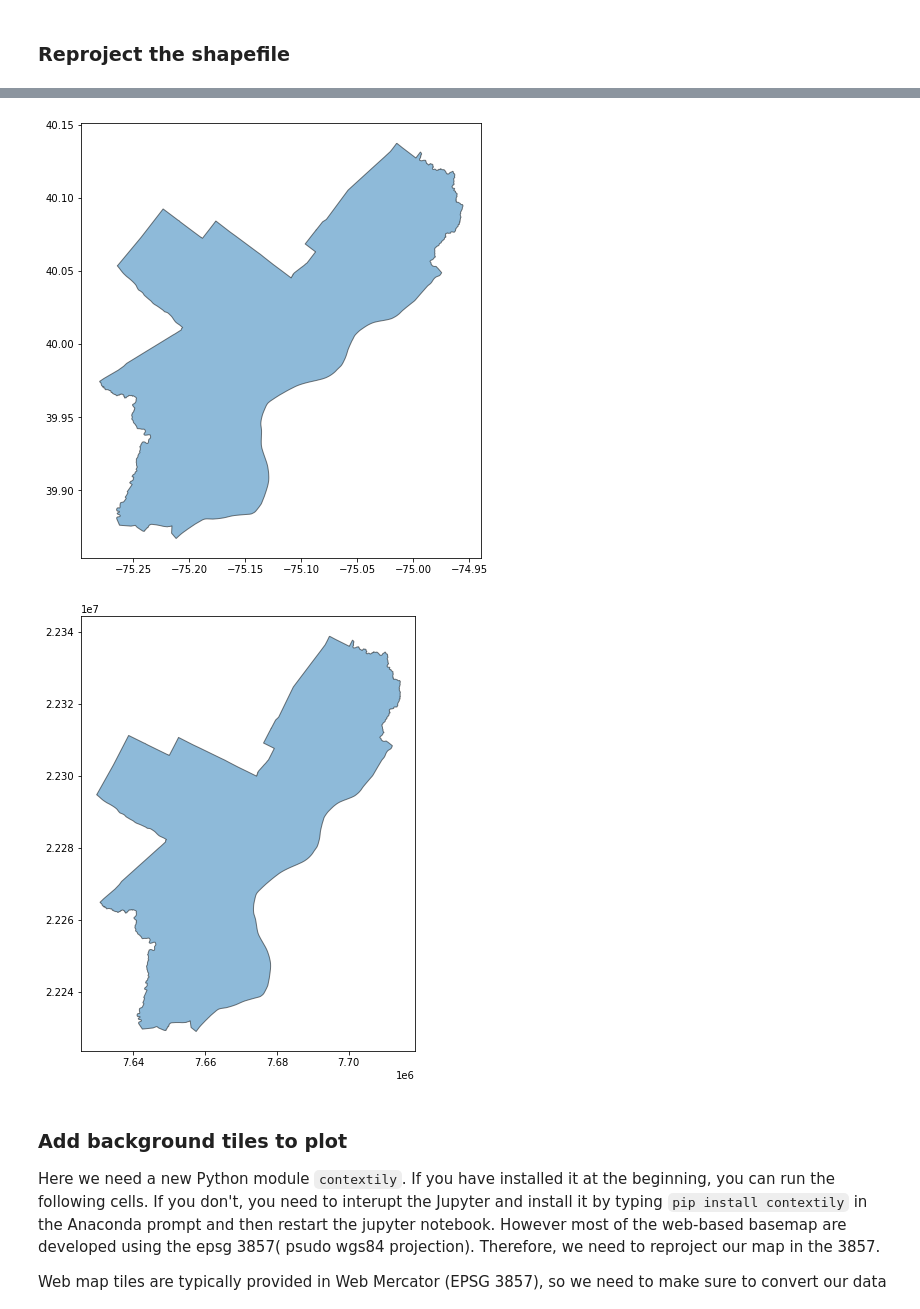
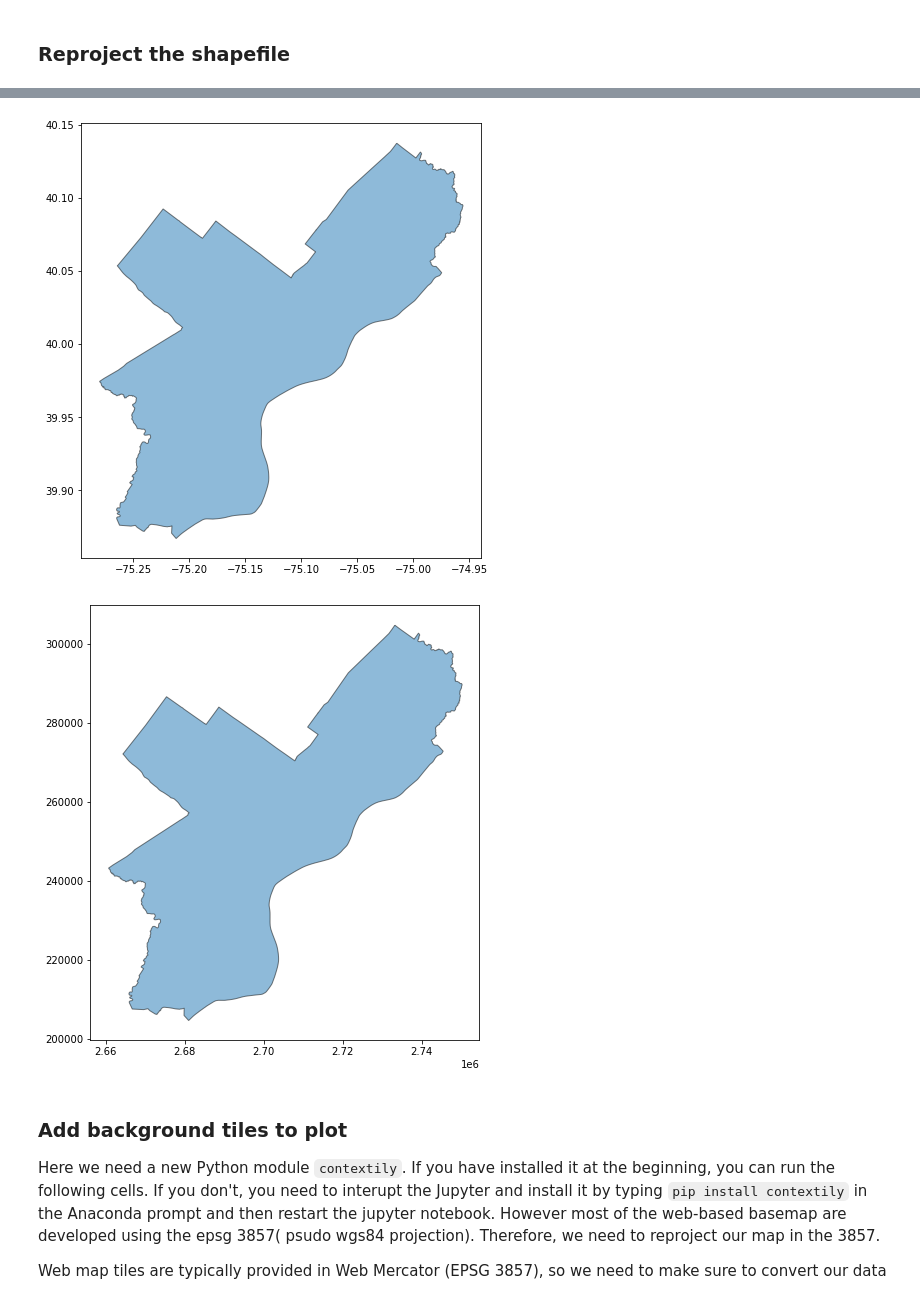
Before and after one commit to temple-geography/GUS-5073-Geovisualization, a Jupyter notebook: Lab3-thematicMapping/VisualizeCarCrashes-class.ipynb, the cells around one changed output, grey strips where cells are left out. Cells and saved outputs as stored; diff of their text form; code cells hidden in the pictures.

```diff
--- a/Lab3-thematicMapping/VisualizeCarCrashes-class.ipynb
+++ b/Lab3-thematicMapping/VisualizeCarCrashes-class.ipynb
@@ -75,6 +75,6 @@ Datum: World Geodetic System 1984
 
 ### Reproject the shapefile
 # %%
-phily_limit_df_2279 = phily_limit_df.to_crs(epsg=2279) ## 2279 is the epsg code of Philadelphia, https://spatialreference.org/ref/epsg/
-phily_limit_df_2279.crs
+phily_limit_df_2272 = phily_limit_df.to_crs(epsg=2272) ## 2272 is the epsg code of Philadelphia, https://spatialreference.org/ref/epsg/
+phily_limit_df_2272.crs
 # %% [output]
@@ -94,10 +94,10 @@ Datum: North American Datum 1983
 - Prime Meridian: Greenwich
 # %%
 ax = phily_limit_df.plot(figsize=(8, 8), alpha=0.5, edgecolor='k')
-ax = phily_limit_df_2279.plot(figsize=(8, 8), alpha=0.5, edgecolor='k')
+ax = phily_limit_df_2272.plot(figsize=(8, 8), alpha=0.5, edgecolor='k')
 # %% [output]
 [figure]
-[figure, old version]
+[figure, new version]
 # %% [markdown]
 ### Add background tiles to plot
 
```
Also changed, not shown: parts of 2 cells of this notebook, 3 other files.
